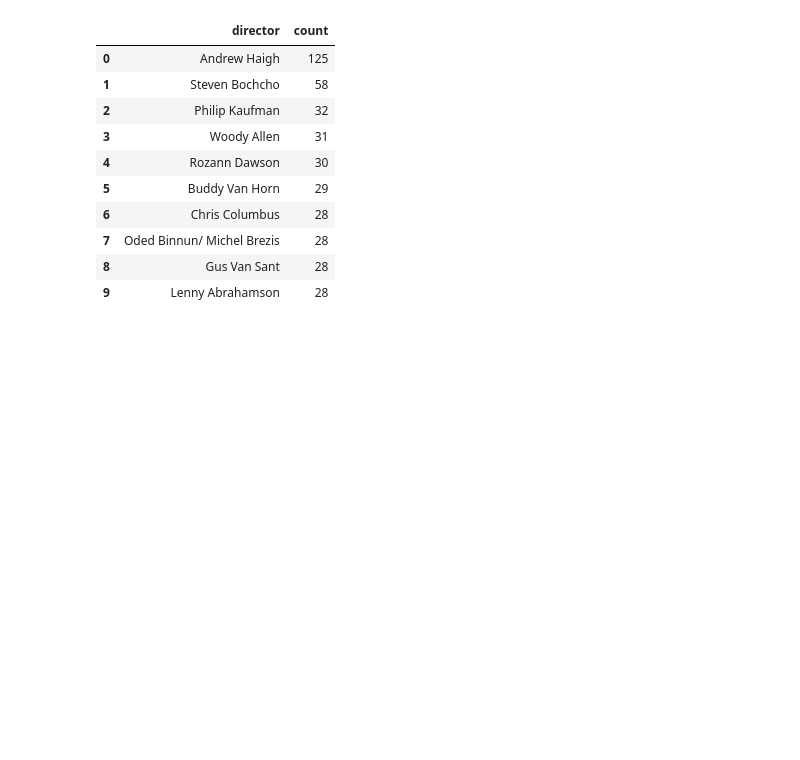
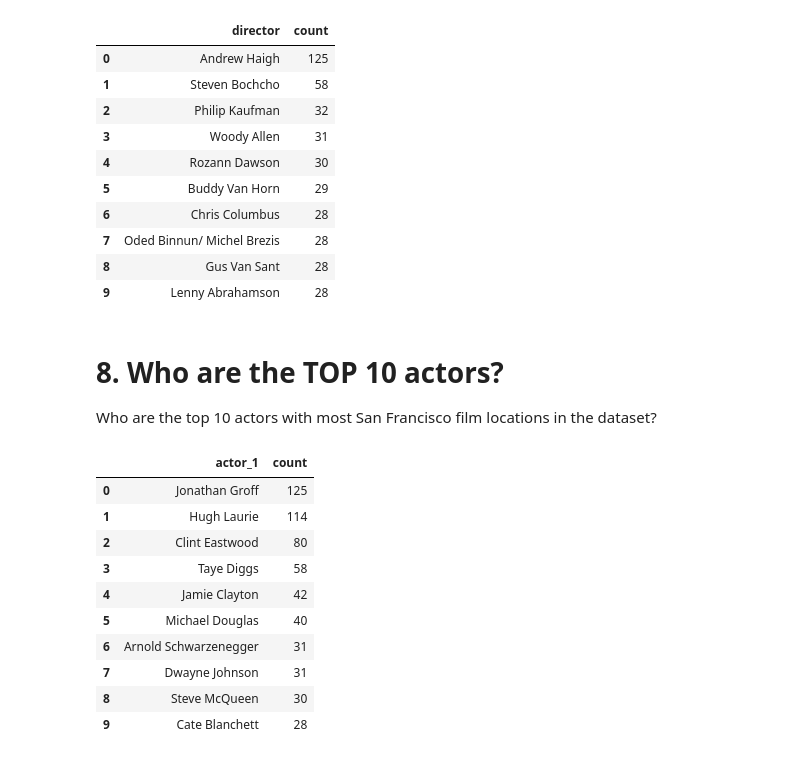
Before and after one commit to morikaglobal/SFFilms_BigQuery_Data_Analysis, a Jupyter notebook: GitHub_SFfilmlocation.ipynb, the cells around one changed output. Drawn from its saved outputs; the diff is of its cells as text; code cells hidden in the pictures; blank space fills up the shorter version.

```diff
--- a/GitHub_SFfilmlocation.ipynb
+++ b/GitHub_SFfilmlocation.ipynb
@@ -504,3 +359,26 @@ ORDER BY count DESC LIMIT 10;
 | 7 | Oded Binnun/ Michel Brezis | 28 |
 | 8 | Gus Van Sant | 28 |
 | 9 | Lenny Abrahamson | 28 |
+# %% [markdown]
+# 8. Who are the TOP 10 actors?
+
+Who are the top 10 actors with most San Francisco film locations in the dataset?
+# %%
+%%bigquery
+
+SELECT DISTINCT actor_1, COUNT(1) AS count
+FROM `sanfranciscofilmlocation.film_locations.film_locations`
+GROUP BY actor_1
+ORDER BY count DESC LIMIT 10;
+# %% [output]
+|  | actor_1 | count |
+| 0 | Jonathan Groff | 125 |
+| 1 | Hugh Laurie | 114 |
+| 2 | Clint Eastwood | 80 |
+| 3 | Taye Diggs | 58 |
+| 4 | Jamie Clayton | 42 |
+| 5 | Michael Douglas | 40 |
+| 6 | Arnold Schwarzenegger | 31 |
+| 7 | Dwayne Johnson | 31 |
+| 8 | Steve McQueen | 30 |
+| 9 | Cate Blanchett | 28 |
```
Also changed, not shown: parts of 24 cells of this notebook, 2 other files.
